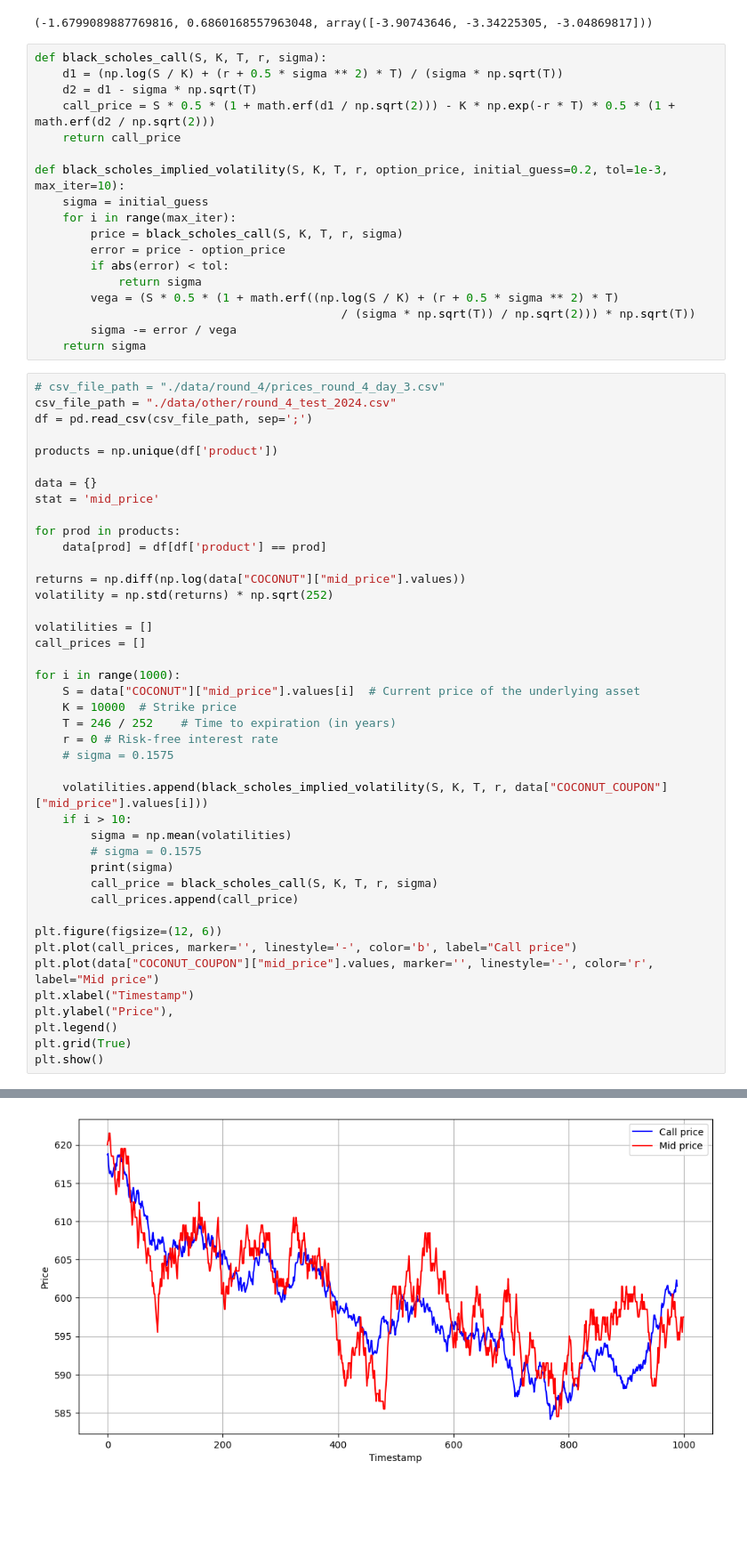
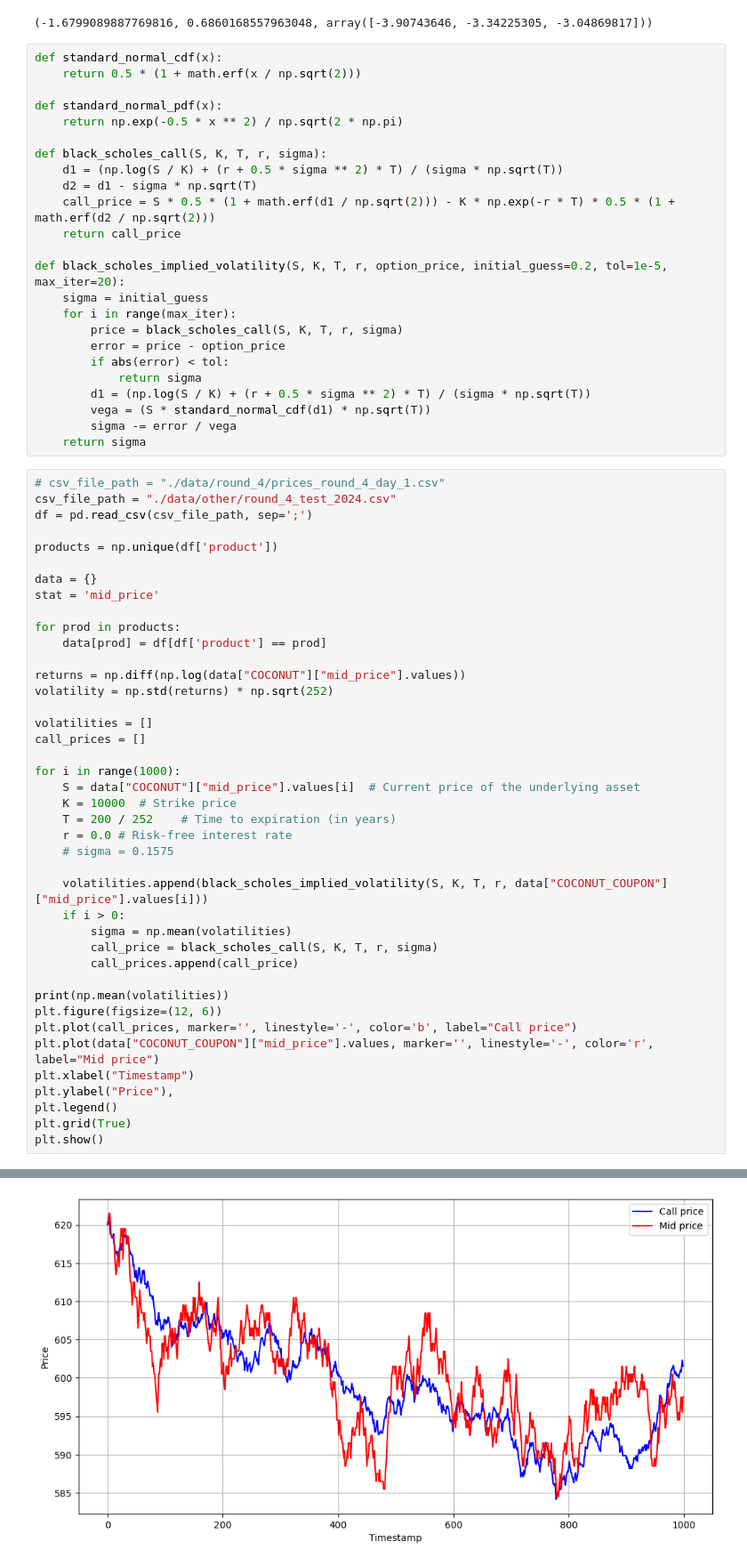
Before and after one commit to levladiator/Prosperity, a Jupyter notebook: src/csvAnalyzer.ipynb, the cells around one changed output, grey strips where cells are left out. Shown at 89% size. Saved outputs shown, nothing was run; the diff lists cells and outputs as text; blank space fills up the shorter version.

Commit message:
Working dynamic volatility

```diff
--- a/src/csvAnalyzer.ipynb
+++ b/src/csvAnalyzer.ipynb
@@ -143,25 +143,31 @@ print(result)
 # %% [output]
 (-1.6799089887769816, 0.6860168557963048, array([-3.90743646, -3.34225305, -3.04869817]))
 # %%
+def standard_normal_cdf(x):
+    return 0.5 * (1 + math.erf(x / np.sqrt(2)))
+
+def standard_normal_pdf(x):
+    return np.exp(-0.5 * x ** 2) / np.sqrt(2 * np.pi)
+
 def black_scholes_call(S, K, T, r, sigma):
     d1 = (np.log(S / K) + (r + 0.5 * sigma ** 2) * T) / (sigma * np.sqrt(T))
     d2 = d1 - sigma * np.sqrt(T)
     call_price = S * 0.5 * (1 + math.erf(d1 / np.sqrt(2))) - K * np.exp(-r * T) * 0.5 * (1 + math.erf(d2 / np.sqrt(2)))
     return call_price
 
-def black_scholes_implied_volatility(S, K, T, r, option_price, initial_guess=0.2, tol=1e-3, max_iter=10):
+def black_scholes_implied_volatility(S, K, T, r, option_price, initial_guess=0.2, tol=1e-5, max_iter=20):
     sigma = initial_guess
     for i in range(max_iter):
         price = black_scholes_call(S, K, T, r, sigma)
         error = price - option_price
         if abs(error) < tol:
             return sigma
-        vega = (S * 0.5 * (1 + math.erf((np.log(S / K) + (r + 0.5 * sigma ** 2) * T)
-                                            / (sigma * np.sqrt(T)) / np.sqrt(2))) * np.sqrt(T))
+        d1 = (np.log(S / K) + (r + 0.5 * sigma ** 2) * T) / (sigma * np.sqrt(T))
+        vega = (S * standard_normal_cdf(d1) * np.sqrt(T))
         sigma -= error / vega
     return sigma
 # %%
-# csv_file_path = "./data/round_4/prices_round_4_day_3.csv"
+# csv_file_path = "./data/round_4/prices_round_4_day_1.csv"
 csv_file_path = "./data/other/round_4_test_2024.csv"
 df = pd.read_csv(csv_file_path, sep=';')
 
@@ -182,18 +188,17 @@ call_prices = []
 for i in range(1000):
     S = data["COCONUT"]["mid_price"].values[i]  # Current price of the underlying asset
     K = 10000  # Strike price
-    T = 246 / 252    # Time to expiration (in years)
-    r = 0 # Risk-free interest rate
+    T = 200 / 252    # Time to expiration (in years)
+    r = 0.0 # Risk-free interest rate
     # sigma = 0.1575
 
     volatilities.append(black_scholes_implied_volatility(S, K, T, r, data["COCONUT_COUPON"]["mid_price"].values[i]))
-    if i > 10:
+    if i > 0:
         sigma = np.mean(volatilities)
-        # sigma = 0.1575
-        print(sigma)
         call_price = black_scholes_call(S, K, T, r, sigma)
         call_prices.append(call_price)
 
+print(np.mean(volatilities))
 plt.figure(figsize=(12, 6))
 plt.plot(call_prices, marker='', linestyle='-', color='b', label="Call price")
 plt.plot(data["COCONUT_COUPON"]["mid_price"].values, marker='', linestyle='-', color='r', label="Mid price")
@@ -223 +212 @@ plt.show()
-[figure, old version]
+[figure, new version]
```
Also changed, not shown: parts of 1 cell of this notebook, 1 other file.
